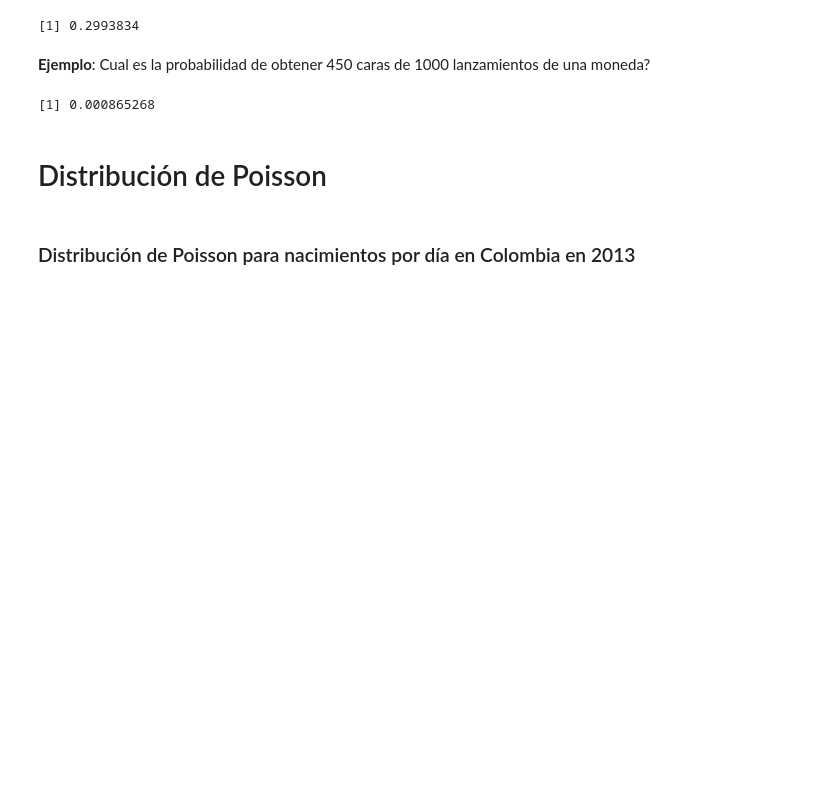
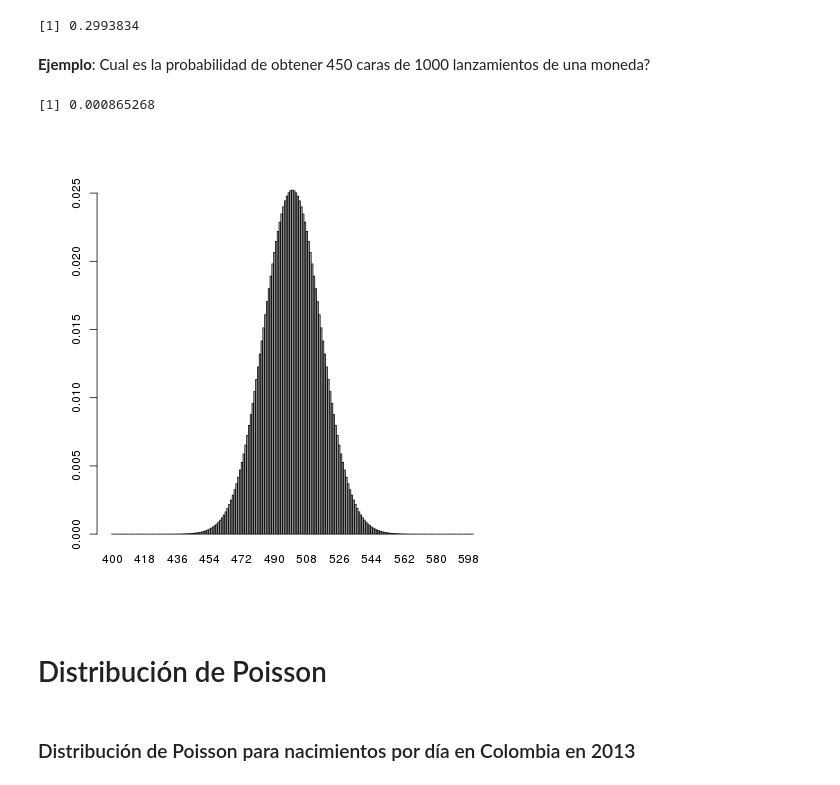
Before and after one commit to restrepo/estadistica, a Jupyter notebook: Jupyter_notebooks/Distribuciones de probabilidad R.ipynb, the cells around one changed output. Drawn from its saved outputs; the diff is of its cells as text; code cells hidden in the pictures; blank space fills up the shorter version.

```diff
--- a/Jupyter_notebooks/Distribuciones de probabilidad R.ipynb
+++ b/Jupyter_notebooks/Distribuciones de probabilidad R.ipynb
@@ -184,6 +184,12 @@ p <- 0.5
 pbinom(450,n,p)
 # %% [output]
 [1] 0.000865268
+# %%
+n <- 1000
+p <- 0.5
+barplot(dbinom(400:600,n,p), names.arg=400:600)
+# %% [output]
+[figure, added]
 # %% [markdown]
 # Distribución de Poisson
 # %% [markdown]
```
Also changed, not shown: 1 other file.
